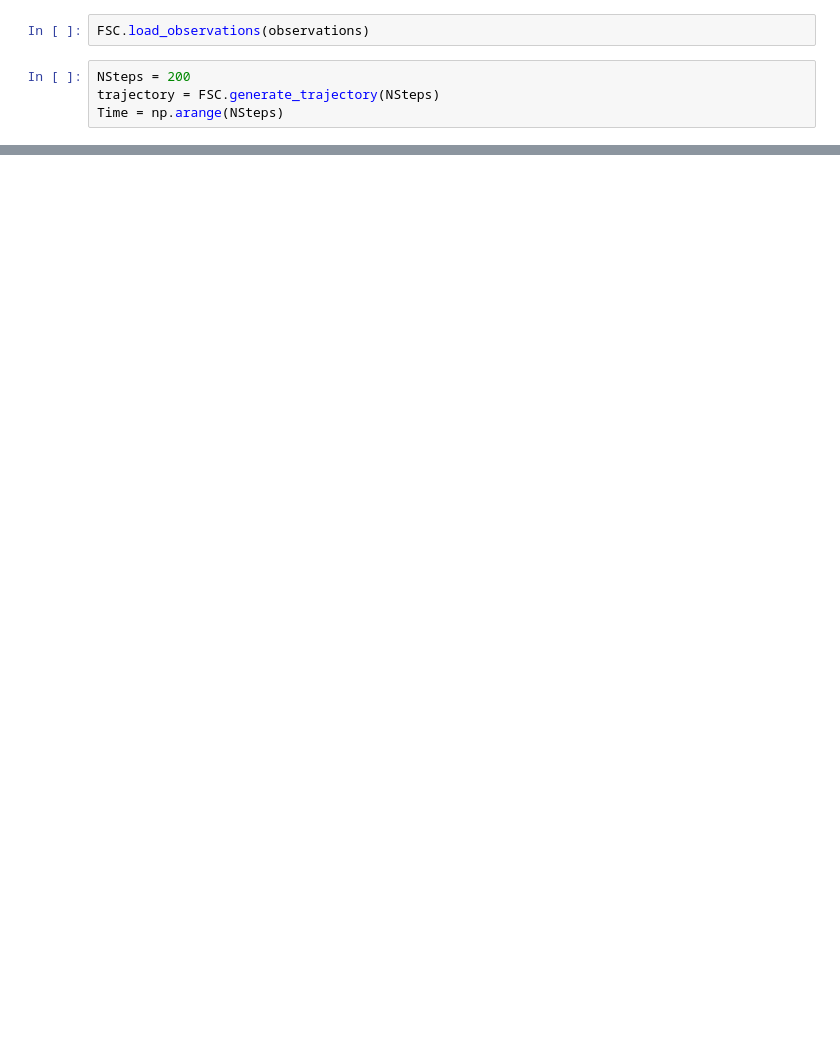
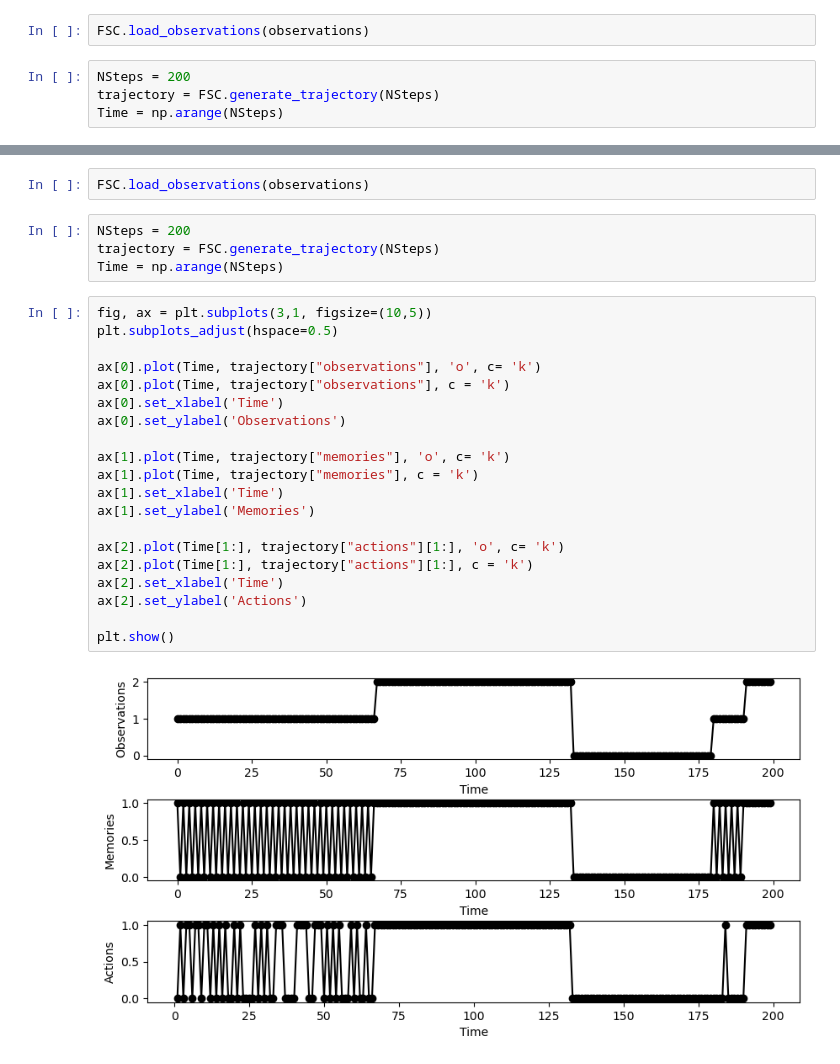
Before and after one commit to giorgionicoletti/InferenceFSCs, a Jupyter notebook: notebooks/FSC_trajectories.ipynb, the cells around one changed output, grey strips where cells are left out. Cells and saved outputs as stored; diff of their text form; blank space fills up the shorter version.

```diff
--- a/notebooks/FSC_trajectories.ipynb
+++ b/notebooks/FSC_trajectories.ipynb
@@ -74,0 +118,28 @@ plt.show()
+# %%
+FSC.load_observations(observations)
+# %%
+NSteps = 200
+trajectory = FSC.generate_trajectory(NSteps)
+Time = np.arange(NSteps)
+# %%
+fig, ax = plt.subplots(3,1, figsize=(10,5))
+plt.subplots_adjust(hspace=0.5)
+
+ax[0].plot(Time, trajectory["observations"], 'o', c= 'k')
+ax[0].plot(Time, trajectory["observations"], c = 'k')
+ax[0].set_xlabel('Time')
+ax[0].set_ylabel('Observations')
+
+ax[1].plot(Time, trajectory["memories"], 'o', c= 'k')
+ax[1].plot(Time, trajectory["memories"], c = 'k')
+ax[1].set_xlabel('Time')
+ax[1].set_ylabel('Memories')
+
+ax[2].plot(Time[1:], trajectory["actions"][1:], 'o', c= 'k')
+ax[2].plot(Time[1:], trajectory["actions"][1:], c = 'k')
+ax[2].set_xlabel('Time')
+ax[2].set_ylabel('Actions')
+
+plt.show()
+# %% [output]
+[figure, added]
```
Also changed, not shown: parts of 9 cells of this notebook, 1 other file.
